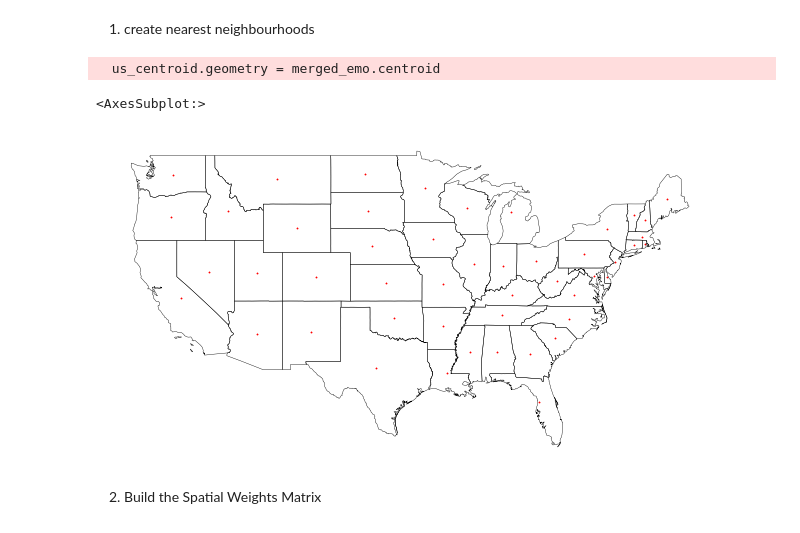
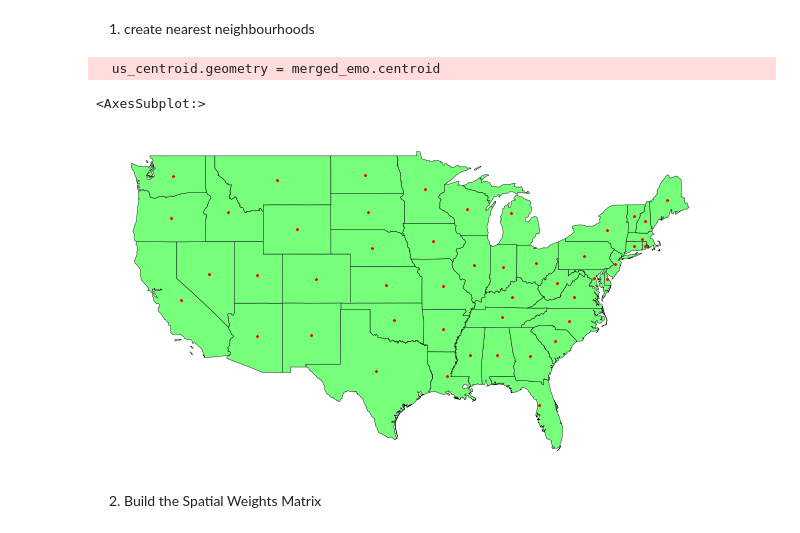
Before and after one commit to Anran0716/550final-proj, a Jupyter notebook: code/spatial analysis.ipynb, the cells around one changed output. Cells and saved outputs as stored; diff of their text form; code cells hidden in the pictures.

```diff
--- a/code/spatial analysis.ipynb
+++ b/code/spatial analysis.ipynb
@@ -68,14 +68,15 @@ merged_emo=merged_emo[(merged_emo['location_normalized'] != 'ALASKA')
 # %%
 us_centroid = merged_emo[['geometry']].copy()
 us_centroid.geometry = merged_emo.centroid
 fig, ax = plt.subplots(1, figsize=(11,8.5))
 ax.axis('off')
-us_centroid.plot(ax=ax, marker='*', color='red', markersize=1)
-merged_emo.plot(ax=ax, facecolor="none", linewidth=0.4, edgecolor='0')
+
+merged_emo.plot(ax=ax, facecolor="#76FF7B", linewidth=0.4, edgecolor='0')
+us_centroid.plot(ax=ax, marker='*', color='red', markersize=5)
 # %% [output]
   us_centroid.geometry = merged_emo.centroid
 <AxesSubplot:>
-[figure, old version]
+[figure, new version]
 # %% [markdown]
 2. Build the Spatial Weights Matrix
 # %% [markdown]
```
